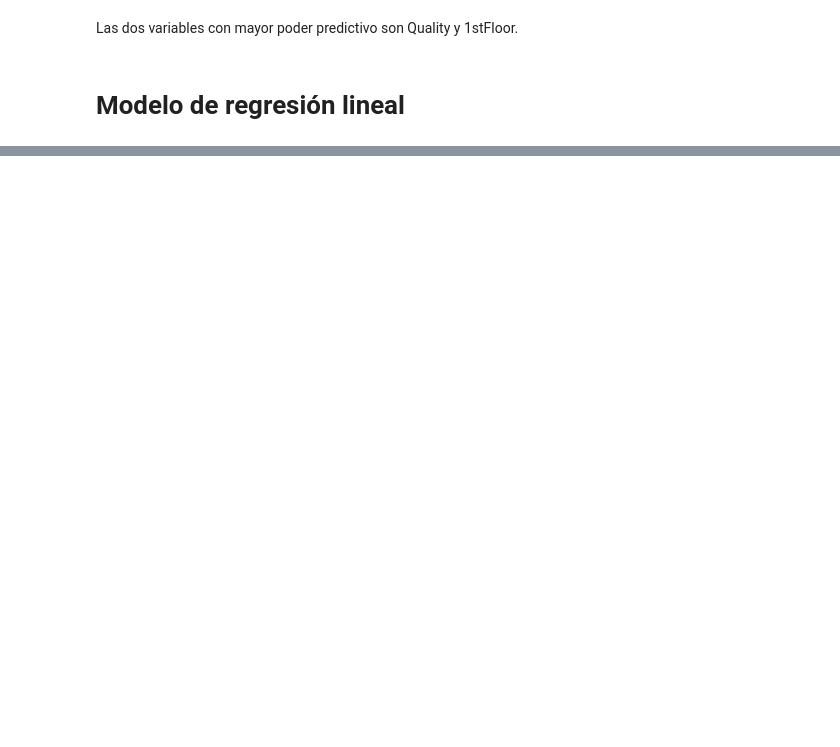
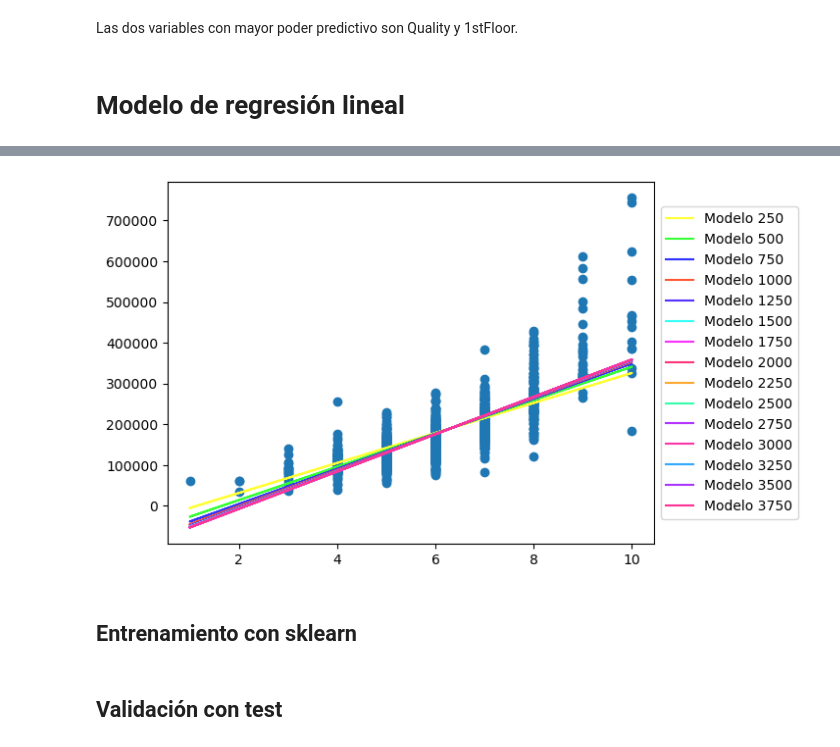
Before and after one commit to msalvaa/Proyecto-1, a Jupyter notebook: Proyecto 1 24000666.ipynb, the cells around one changed output, grey strips where cells are left out. Drawn from its saved outputs; the diff is of its cells as text; code cells hidden in the pictures; blank space fills up the shorter version.

```diff
--- a/Proyecto 1 24000666.ipynb
+++ b/Proyecto 1 24000666.ipynb
@@ -276,0 +280,3 @@ errores(test_df["Quality"], pred_manual_quality, pred_sklearn_quality, pred_prom
+# %%
+regresion_quality=Regresiones()
+regresion_quality.regresion(train_df["Quality"], train_df["SalePrice"],4000,100,.0499)
@@ -276,0 +318,6 @@ errores(test_df["Quality"], pred_manual_quality, pred_sklearn_quality, pred_prom
+# %%
+regresion_quality.grafica_modelos(250)
+# %% [output]
+[figure, added]
+# %% [markdown]
+## Entrenamiento con sklearn
@@ -276,0 +326,2 @@ errores(test_df["Quality"], pred_manual_quality, pred_sklearn_quality, pred_prom
+# %% [markdown]
+## Validación con test
```
Also changed, not shown: parts of 49 cells of this notebook.
